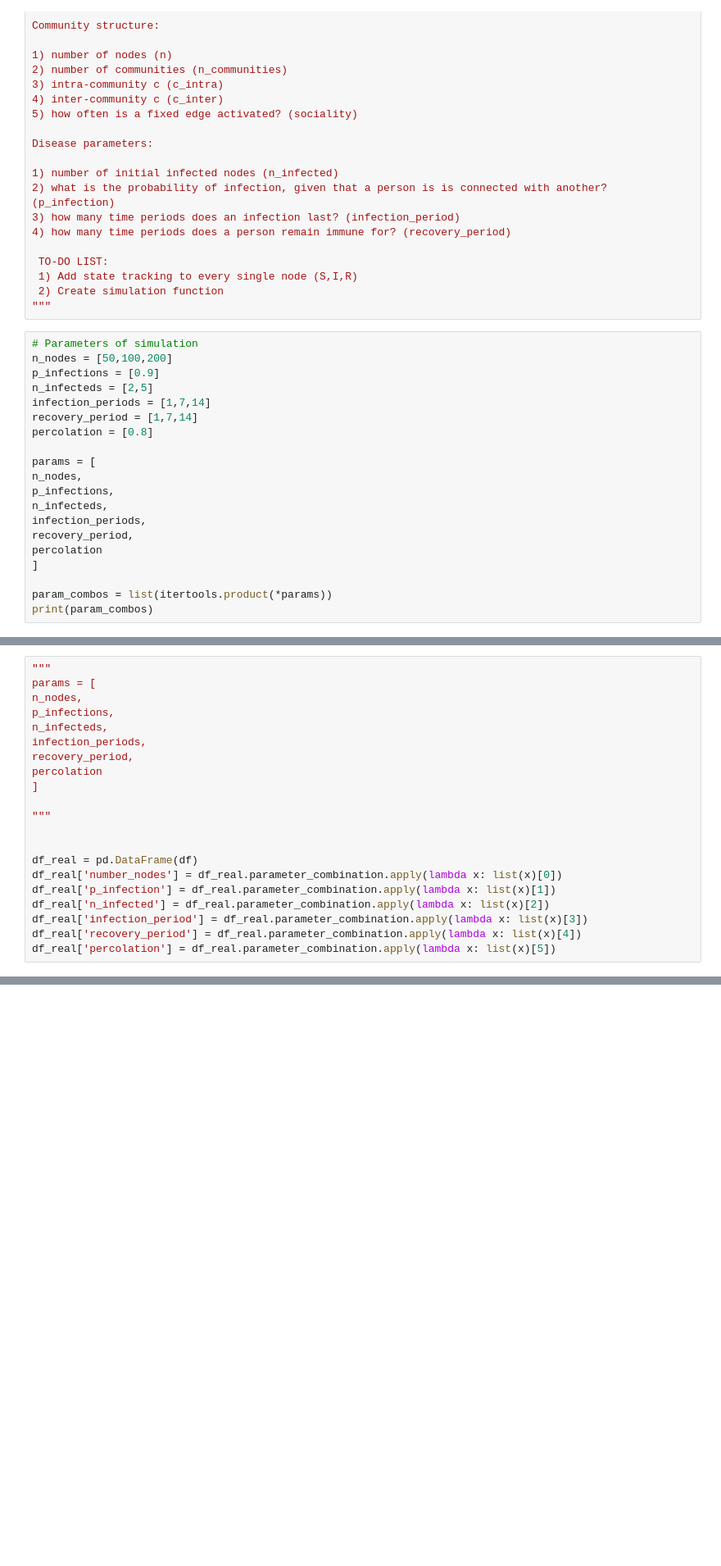
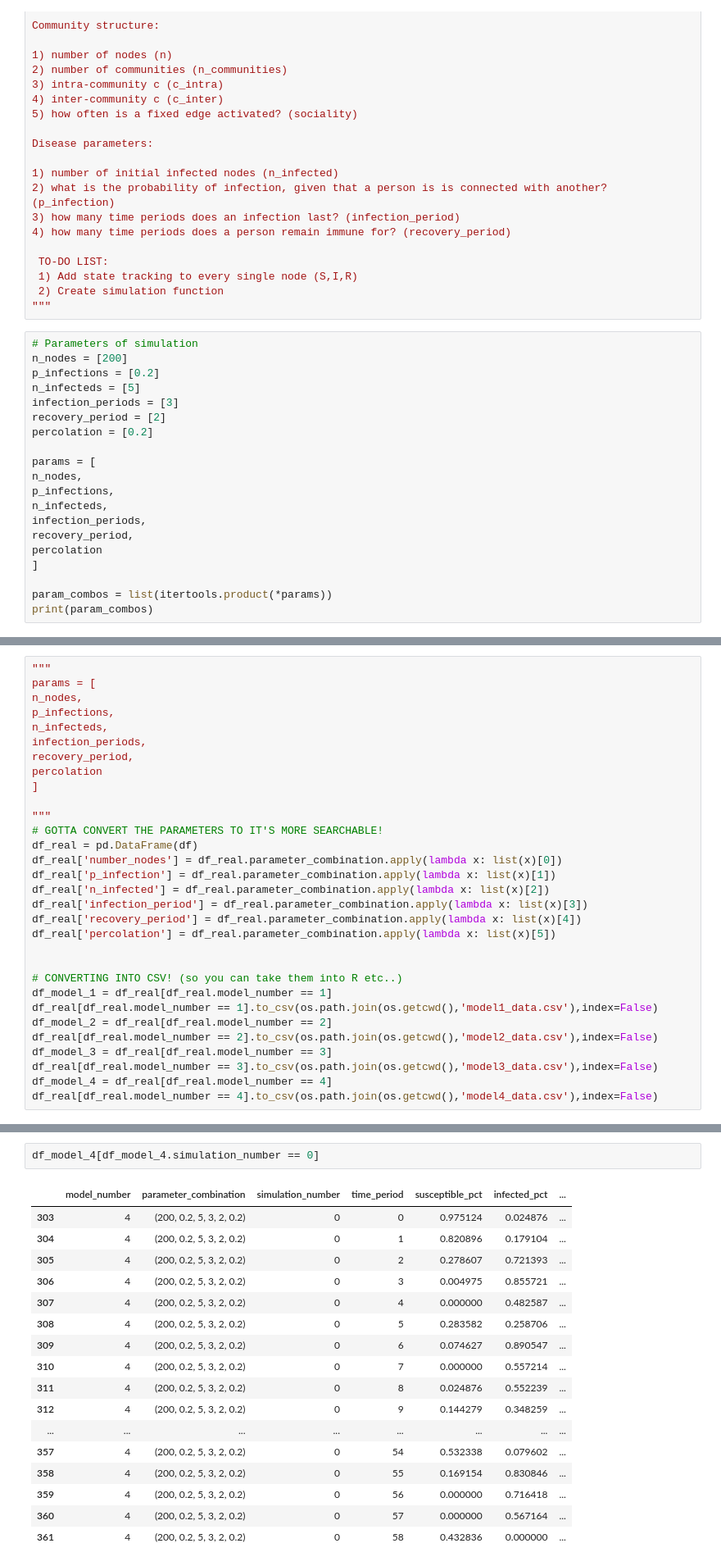
Before and after one commit to DanJar96/networks_project, a Jupyter notebook: testing_rig.ipynb, the cells around one changed output, grey strips where cells are left out. Shown at 82% size. Saved outputs shown, nothing was run; the diff lists cells and outputs as text; blank space fills up the shorter version.

```diff
--- a/testing_rig.ipynb
+++ b/testing_rig.ipynb
@@ -96,12 +76,12 @@ Disease parameters:
 """
 # %%
 # Parameters of simulation
-n_nodes = [50,100,200]
-p_infections = [0.9]
-n_infecteds = [2,5]
-infection_periods = [1,7,14]
-recovery_period = [1,7,14]
-percolation = [0.8]
+n_nodes = [200]
+p_infections = [0.2]
+n_infecteds = [5]
+infection_periods = [3]
+recovery_period = [2]
+percolation = [0.2]
 
 params = [
 n_nodes,
@@ -169,8 +113,7 @@ percolation
 ]
 
 """
-
-
+# GOTTA CONVERT THE PARAMETERS TO IT'S MORE SEARCHABLE!
 df_real = pd.DataFrame(df)
 df_real['number_nodes'] = df_real.parameter_combination.apply(lambda x: list(x)[0])
 df_real['p_infection'] = df_real.parameter_combination.apply(lambda x: list(x)[1])
@@ -178,3 +121,14 @@ df_real['n_infected'] = df_real.parameter_combination.apply(lambda x: list(x)[2]
 df_real['infection_period'] = df_real.parameter_combination.apply(lambda x: list(x)[3])
 df_real['recovery_period'] = df_real.parameter_combination.apply(lambda x: list(x)[4])
 df_real['percolation'] = df_real.parameter_combination.apply(lambda x: list(x)[5])
+
+
+# CONVERTING INTO CSV! (so you can take them into R etc..)
+df_model_1 = df_real[df_real.model_number == 1]
+df_real[df_real.model_number == 1].to_csv(os.path.join(os.getcwd(),'model1_data.csv'),index=False)
+df_model_2 = df_real[df_real.model_number == 2]
+df_real[df_real.model_number == 2].to_csv(os.path.join(os.getcwd(),'model2_data.csv'),index=False)
+df_model_3 = df_real[df_real.model_number == 3]
+df_real[df_real.model_number == 3].to_csv(os.path.join(os.getcwd(),'model3_data.csv'),index=False)
+df_model_4 = df_real[df_real.model_number == 4]
+df_real[df_real.model_number == 4].to_csv(os.path.join(os.getcwd(),'model4_data.csv'),index=False)
@@ -217,0 +135,20 @@ df_real[(df_real.parameter_combination == (200,0.9,5,14,14,0.8)) &\
+# %%
+df_model_4[df_model_4.simulation_number == 0]
+# %% [output]
+|  | model_number | parameter_combination | simulation_number | time_period | susceptible_pct | infected_pct | ... |
+| 303 | 4 | (200, 0.2, 5, 3, 2, 0.2) | 0 | 0 | 0.975124 | 0.024876 | ... |
+| 304 | 4 | (200, 0.2, 5, 3, 2, 0.2) | 0 | 1 | 0.820896 | 0.179104 | ... |
+| 305 | 4 | (200, 0.2, 5, 3, 2, 0.2) | 0 | 2 | 0.278607 | 0.721393 | ... |
+| 306 | 4 | (200, 0.2, 5, 3, 2, 0.2) | 0 | 3 | 0.004975 | 0.855721 | ... |
+| 307 | 4 | (200, 0.2, 5, 3, 2, 0.2) | 0 | 4 | 0.000000 | 0.482587 | ... |
+| 308 | 4 | (200, 0.2, 5, 3, 2, 0.2) | 0 | 5 | 0.283582 | 0.258706 | ... |
+| 309 | 4 | (200, 0.2, 5, 3, 2, 0.2) | 0 | 6 | 0.074627 | 0.890547 | ... |
+| 310 | 4 | (200, 0.2, 5, 3, 2, 0.2) | 0 | 7 | 0.000000 | 0.557214 | ... |
+| 311 | 4 | (200, 0.2, 5, 3, 2, 0.2) | 0 | 8 | 0.024876 | 0.552239 | ... |
+| 312 | 4 | (200, 0.2, 5, 3, 2, 0.2) | 0 | 9 | 0.144279 | 0.348259 | ... |
+| ... | ... | ... | ... | ... | ... | ... | ... |
+| 357 | 4 | (200, 0.2, 5, 3, 2, 0.2) | 0 | 54 | 0.532338 | 0.079602 | ... |
+| 358 | 4 | (200, 0.2, 5, 3, 2, 0.2) | 0 | 55 | 0.169154 | 0.830846 | ... |
+| 359 | 4 | (200, 0.2, 5, 3, 2, 0.2) | 0 | 56 | 0.000000 | 0.716418 | ... |
+| 360 | 4 | (200, 0.2, 5, 3, 2, 0.2) | 0 | 57 | 0.000000 | 0.567164 | ... |
+| 361 | 4 | (200, 0.2, 5, 3, 2, 0.2) | 0 | 58 | 0.432836 | 0.000000 | ... |
```
Also changed, not shown: parts of 9 cells of this notebook, 1 other file.
